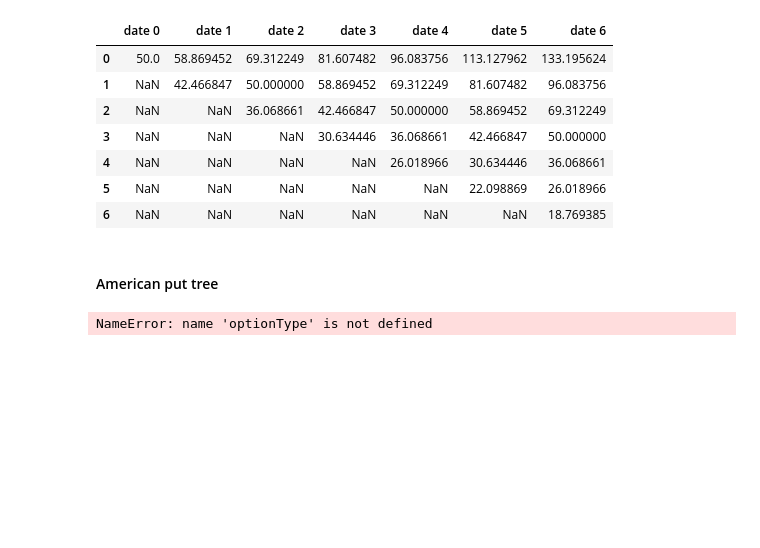
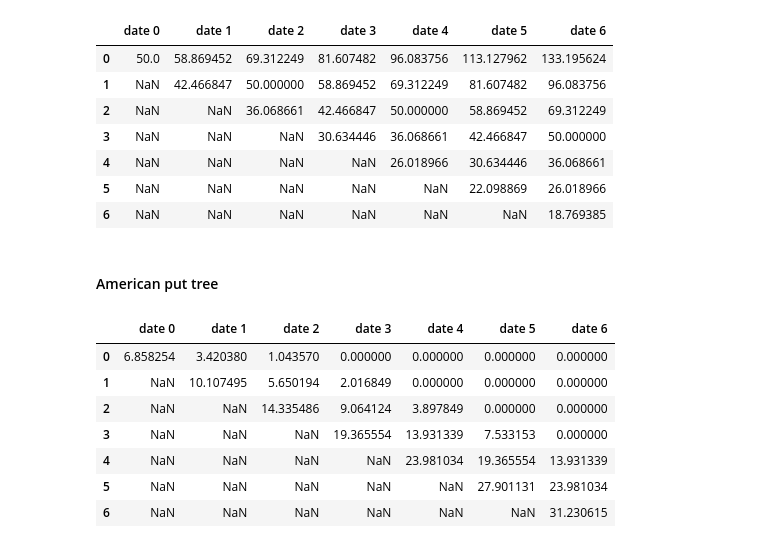
Before and after one commit to bdowdell/2023-722-binder, a Jupyter notebook: 10c-binomial-tree.ipynb, the cells around one changed output. Cells and saved outputs as stored; diff of their text form; code cells hidden in the pictures; blank space fills up the shorter version.

```diff
--- a/10c-binomial-tree.ipynb
+++ b/10c-binomial-tree.ipynb
@@ -86,13 +86,20 @@ stock
 # %%
 put = americanTree(
     underlyingPrice=underlyingPrice,
     strikePrice=strikePrice,
     interestRate=interestRate,
     upReturn=upReturn,
     numPeriods=numPeriods,
-    optionType=optionType
+    optionType="put"
 )
 
 put
 # %% [output]
-NameError: name 'optionType' is not defined
+|  | date 0 | date 1 | date 2 | date 3 | date 4 | date 5 | date 6 |
+| 0 | 6.858254 | 3.420380 | 1.043570 | 0.000000 | 0.000000 | 0.000000 | 0.000000 |
+| 1 | NaN | 10.107495 | 5.650194 | 2.016849 | 0.000000 | 0.000000 | 0.000000 |
+| 2 | NaN | NaN | 14.335486 | 9.064124 | 3.897849 | 0.000000 | 0.000000 |
+| 3 | NaN | NaN | NaN | 19.365554 | 13.931339 | 7.533153 | 0.000000 |
+| 4 | NaN | NaN | NaN | NaN | 23.981034 | 19.365554 | 13.931339 |
+| 5 | NaN | NaN | NaN | NaN | NaN | 27.901131 | 23.981034 |
+| 6 | NaN | NaN | NaN | NaN | NaN | NaN | 31.230615 |
```
Also changed, not shown: parts of 2 cells of this notebook, 1 other file.
